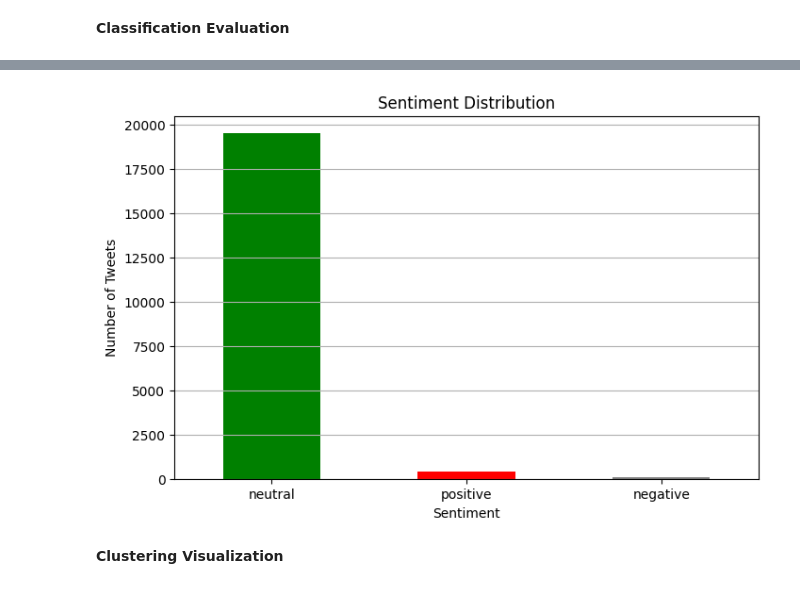
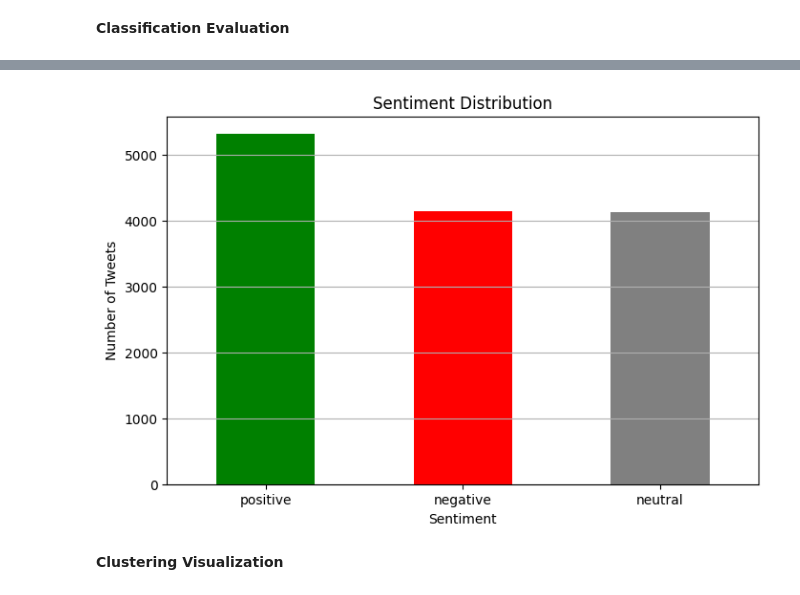
Before and after one commit to Maher808/NLP-Sentiment-Classification, a Jupyter notebook: Project2_NLP.ipynb, the cells around one changed output, grey strips where cells are left out. Saved outputs shown, nothing was run; the diff lists cells and outputs as text; code cells hidden in the pictures.

Commit message:
updated sentiment analysis
Increased sample size to 60000.
Removed tweets not in English.
Added sentiment analysis.
Re-run the rest of the code.
Updated the report

```diff
--- a/Project2_NLP.ipynb
+++ b/Project2_NLP.ipynb
@@ -17,5 +18,6 @@ from sklearn.decomposition import PCA
 # %%
 # Load SpaCy model
-nlp = spacy.load("en_core_web_sm")
+#!python -m spacy download en_core_web_lg
+nlp = spacy.load("en_core_web_lg")
 # %%
 # Load datasets
@@ -63,0 +204,25 @@ df[['tweet', 'clean_tweet', 'processed_tweet']].head()
+# %%
+from transformers import AutoTokenizer, AutoModelForSequenceClassification, pipeline
+
+# Load tokenizer and model from Hugging Face
+model_name = "cardiffnlp/twitter-roberta-base-sentiment"
+tokenizer = AutoTokenizer.from_pretrained(model_name)
+model = AutoModelForSequenceClassification.from_pretrained(model_name)
+
+# Initialize the sentiment-analysis pipeline
+sentiment_pipeline = pipeline("sentiment-analysis", model=model, tokenizer=tokenizer)
+
+# Define a function to analyze sentiment using the model
+def get_roberta_sentiment(text):
+    # Compute sentiment using the model
+    result = sentiment_pipeline(text)
+    # From documentation: Labels: 0 -> Negative; 1 -> Neutral; 2 -> Positive
+    label_map = {'LABEL_0': 'negative', 'LABEL_1': 'neutral', 'LABEL_2': 'positive'}
+    return label_map[result[0]['label']]
+
+
+# Apply the function to the DataFrame
+df['label_roberta'] = df['processed_tweet'].apply(get_roberta_sentiment)
+
+print('Roberta labels:')
+print(df['label_roberta'].value_counts())
@@ -65,7 +242,6 @@ df[['tweet', 'clean_tweet', 'processed_tweet']].head()
 import spacy
 from sklearn.metrics import accuracy_score, classification_report
 
-df['label'] = df['tweet'].apply(lambda x: 'positive' if 'good' in x else 'negative' if 'bad' in x else 'neutral')
 nlp = spacy.blank("en")
 textcat = nlp.add_pipe("textcat")
 textcat.add_label("positive")
@@ -76,13 +252,10 @@ textcat.add_label("neutral")
 # %% [markdown]
 **2. SVM, 3. Random Forest, and 4. Logistic Regression**
 # %%
-# Generate sentiment labels based on keywords (you may want to refine this)
-df['label'] = df['clean_tweet'].apply(lambda x: 'positive' if 'good' in x else 'negative' if 'bad' in x else 'neutral')
-
 # Convert the processed tweets to TF-IDF features
 vectorizer = TfidfVectorizer(max_features=1000)
 X = vectorizer.fit_transform(df['processed_tweet']).toarray()
-y = df['label']
+y = df['label_vader']
 
 # Train-Test Split
 X_train, X_test, y_train, y_test = train_test_split(X, y, test_size=0.3, random_state=42)
@@ -298,15 +471,15 @@ plt.show()
 # %%
 # 3. Visualize Sentiment Distribution
 plt.figure(figsize=(8, 5))
-df['label'].value_counts().plot(kind='bar', color=['green', 'red', 'gray'])
+df['label_vader'].value_counts().plot(kind='bar', color=['green', 'red', 'gray'])
 plt.title("Sentiment Distribution")
 plt.xlabel("Sentiment")
 plt.ylabel("Number of Tweets")
 plt.xticks(rotation=0)
 plt.grid(axis='y')
 plt.show()
 # %% [output]
-[figure, old version]
+[figure, new version]
 # %% [markdown]
 **Clustering Visualization**
 # %% [markdown]
```
Also changed, not shown: parts of 28 cells of this notebook.
